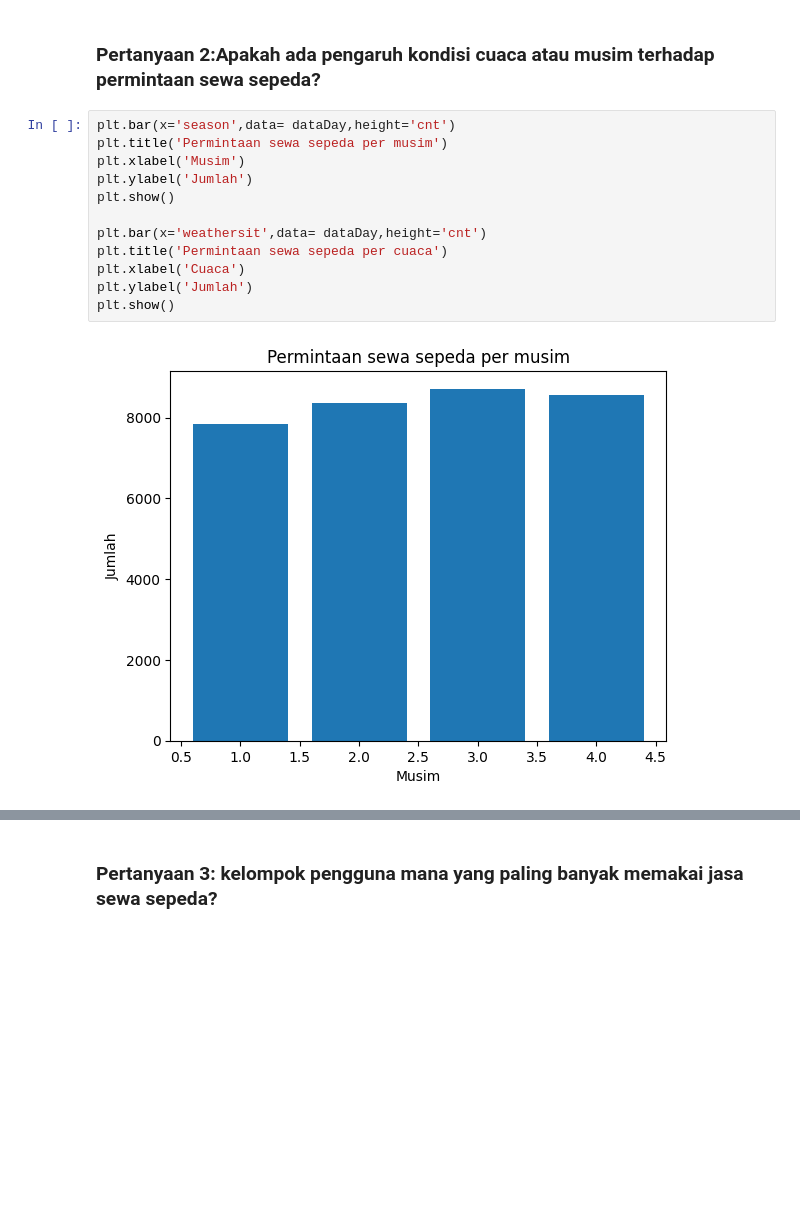
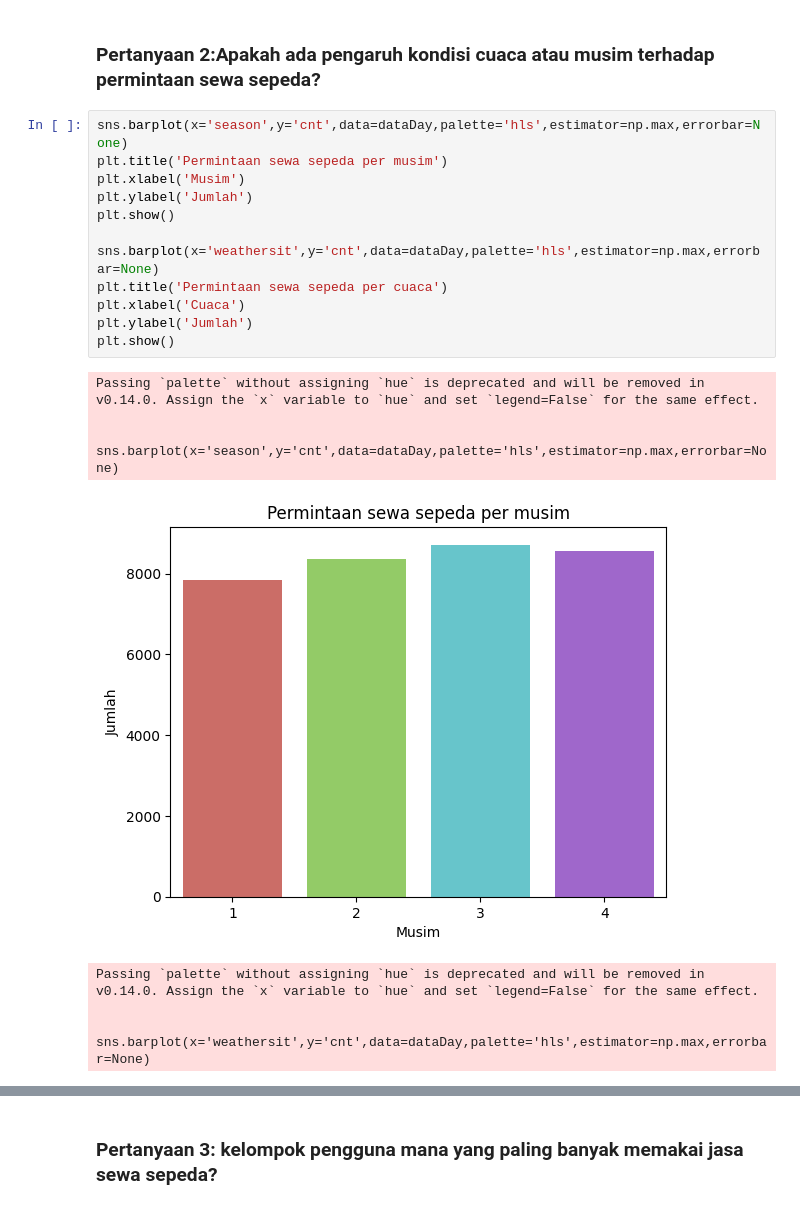
Before and after one commit to ferdinann/DataScience, a Jupyter notebook: notebook.ipynb, the cells around one changed output, grey strips where cells are left out. Cells and saved outputs as stored; diff of their text form; blank space fills up the shorter version.

```diff
--- a/notebook.ipynb
+++ b/notebook.ipynb
@@ -166,16 +172,22 @@ plt.show()
 # %% [markdown]
 ### Pertanyaan 2:Apakah ada pengaruh kondisi cuaca atau musim terhadap permintaan sewa sepeda?
 # %%
-plt.bar(x='season',data= dataDay,height='cnt')
+sns.barplot(x='season',y='cnt',data=dataDay,palette='hls',estimator=np.max,errorbar=None)
 plt.title('Permintaan sewa sepeda per musim')
 plt.xlabel('Musim')
 plt.ylabel('Jumlah')
 plt.show()
 
-plt.bar(x='weathersit',data= dataDay,height='cnt')
+sns.barplot(x='weathersit',y='cnt',data=dataDay,palette='hls',estimator=np.max,errorbar=None)
 plt.title('Permintaan sewa sepeda per cuaca')
 plt.xlabel('Cuaca')
 plt.ylabel('Jumlah')
 plt.show()
 # %% [output]
+Passing `palette` without assigning `hue` is deprecated and will be removed in v0.14.0. Assign the `x` variable to `hue` and set `legend=False` for the same effect.
+
+  sns.barplot(x='season',y='cnt',data=dataDay,palette='hls',estimator=np.max,errorbar=None)
-[figure, old version]
+[figure, new version]
+Passing `palette` without assigning `hue` is deprecated and will be removed in v0.14.0. Assign the `x` variable to `hue` and set `legend=False` for the same effect.
+
+  sns.barplot(x='weathersit',y='cnt',data=dataDay,palette='hls',estimator=np.max,errorbar=None)
```
Also changed, not shown: parts of 3 cells of this notebook, 2 other files.
